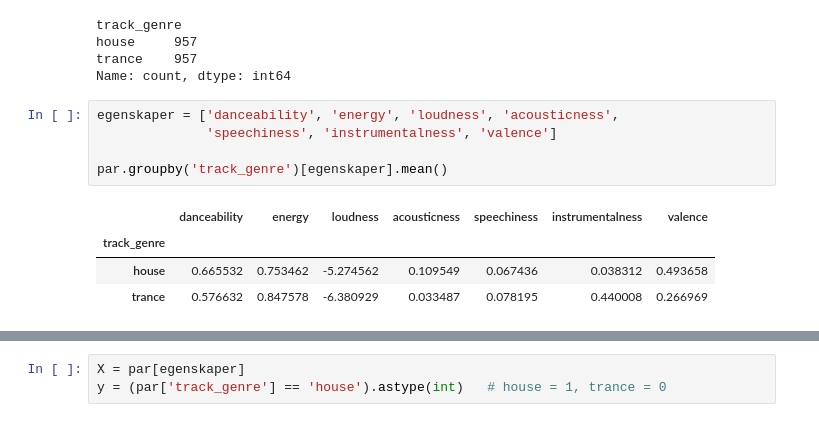
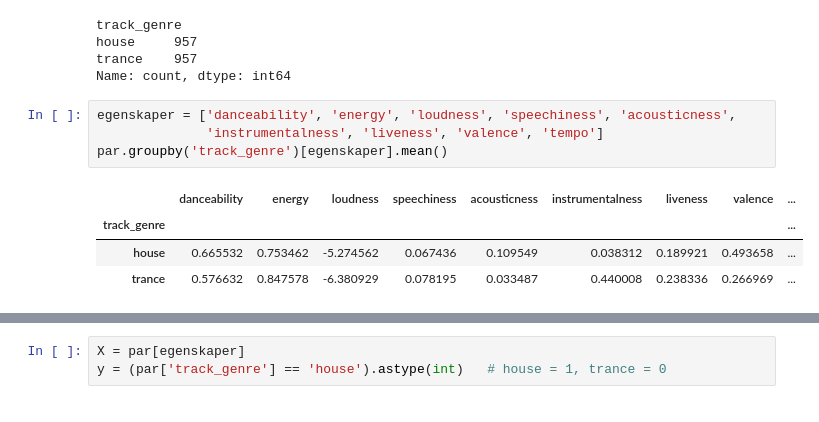
Before and after one commit to ULRlK/Statistikk-Prosjekt, a Jupyter notebook: klassifikasjon.ipynb, the cells around one changed output, grey strips where cells are left out. Drawn from its saved outputs; the diff is of its cells as text.

```diff
--- a/klassifikasjon.ipynb
+++ b/klassifikasjon.ipynb
@@ -67,15 +67,14 @@ house     957
 trance    957
 Name: count, dtype: int64
 # %%
-egenskaper = ['danceability', 'energy', 'loudness', 'acousticness',
-              'speechiness', 'instrumentalness', 'valence']
-
+egenskaper = ['danceability', 'energy', 'loudness', 'speechiness', 'acousticness',
+              'instrumentalness', 'liveness', 'valence', 'tempo']
 par.groupby('track_genre')[egenskaper].mean()
 # %% [output]
-|  | danceability | energy | loudness | acousticness | speechiness | instrumentalness | valence |
-| track_genre |  |  |  |  |  |  |  |
-| house | 0.665532 | 0.753462 | -5.274562 | 0.109549 | 0.067436 | 0.038312 | 0.493658 |
-| trance | 0.576632 | 0.847578 | -6.380929 | 0.033487 | 0.078195 | 0.440008 | 0.266969 |
+|  | danceability | energy | loudness | speechiness | acousticness | instrumentalness | liveness | valence | ... |
+| track_genre |  |  |  |  |  |  |  |  | ... |
+| house | 0.665532 | 0.753462 | -5.274562 | 0.067436 | 0.109549 | 0.038312 | 0.189921 | 0.493658 | ... |
+| trance | 0.576632 | 0.847578 | -6.380929 | 0.078195 | 0.033487 | 0.440008 | 0.238336 | 0.266969 | ... |
 # %%
 import seaborn as sns
 import matplotlib.pyplot as plt
```
Also changed, not shown: parts of 11 cells of this notebook.
